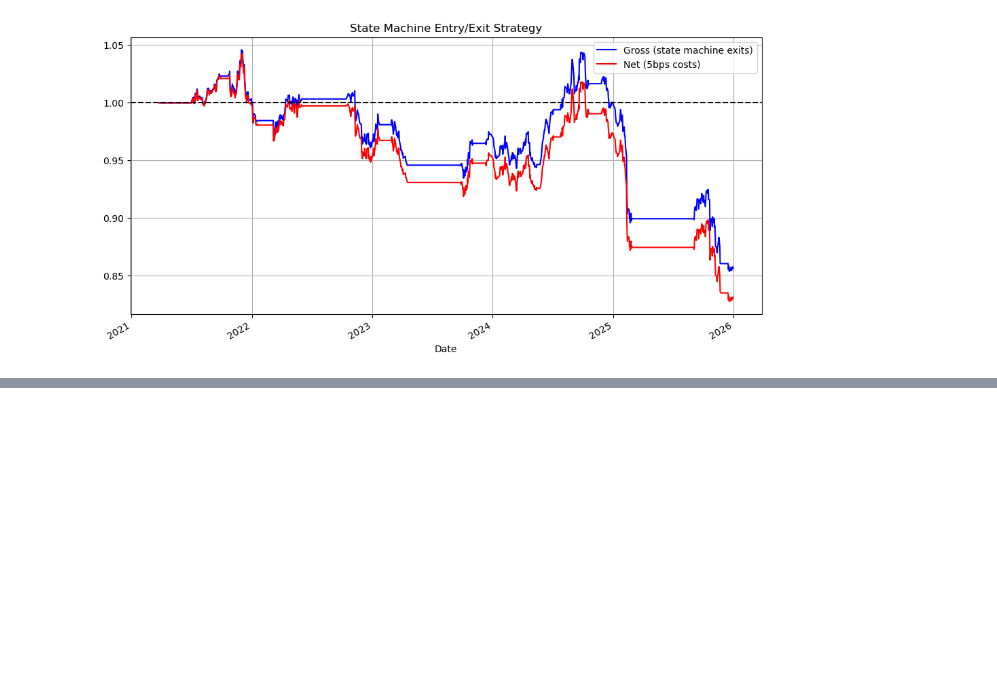
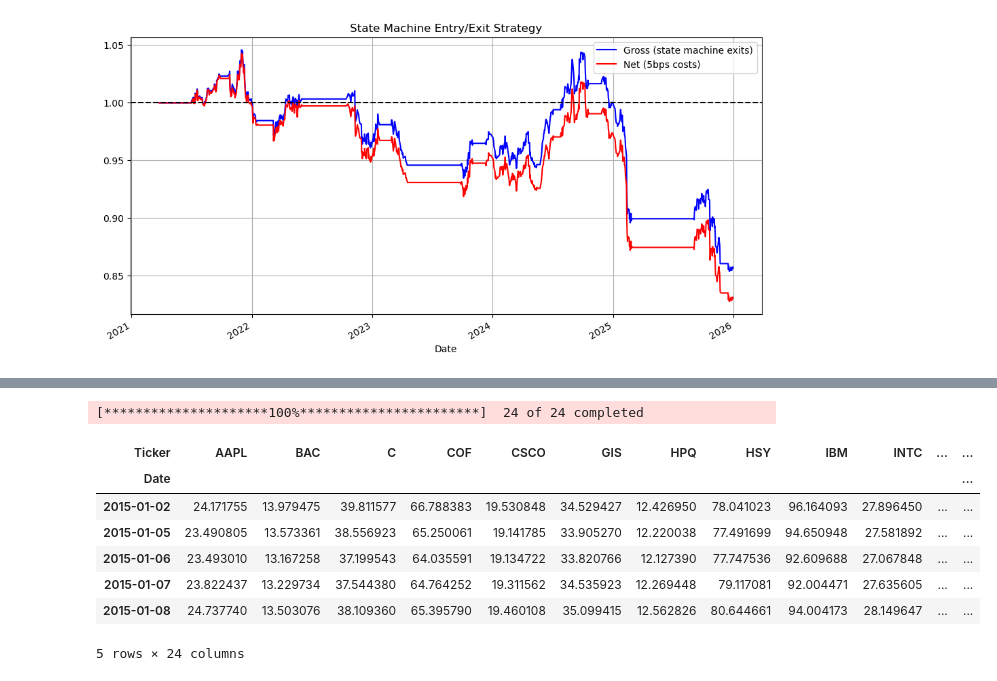
Before and after one commit to 4ammi/pairs-trading-statistical-arbitrage, a Jupyter notebook: cointegrated_pairs_trading.ipynb, the cells around one changed output, grey strips where cells are left out. Cells and saved outputs as stored; diff of their text form; code cells hidden in the pictures; blank space fills up the shorter version.

```diff
--- a/cointegrated_pairs_trading.ipynb
+++ b/cointegrated_pairs_trading.ipynb
@@ -512,0 +551,23 @@ Net Return (after 5bps costs): -16.94%
+# %%
+sectors = {
+    'Consumer_Staples': ['KO', 'PEP', 'MDLZ', 'GIS', 'KHC', 'HSY', 'STZ', 'KDP'],
+    'Banks': ['JPM', 'BAC', 'WFC', 'C', 'USB', 'PNC', 'TFC', 'COF'],
+    'Tech_Hardware': ['AAPL', 'MSFT', 'CSCO', 'HPQ', 'IBM', 'ORCL', 'INTC', 'TXN']
+}
+
+all_tickers = [t for tickers in sectors.values() for t in tickers]
+
+data_formation = yf.download(all_tickers, start="2015-01-01", end="2019-12-31")
+prices_formation = data_formation["Close"]
+
+prices_formation.head()
+# %% [output]
+[*********************100%***********************]  24 of 24 completed
+| Ticker | AAPL | BAC | C | COF | CSCO | GIS | HPQ | HSY | IBM | INTC | ... | ... |
+| Date |  |  |  |  |  |  |  |  |  |  |  | ... |
+| 2015-01-02 | 24.171755 | 13.979475 | 39.811577 | 66.788383 | 19.530848 | 34.529427 | 12.426950 | 78.041023 | 96.164093 | 27.896450 | ... | ... |
+| 2015-01-05 | 23.490805 | 13.573361 | 38.556923 | 65.250061 | 19.141785 | 33.905270 | 12.220038 | 77.491699 | 94.650948 | 27.581892 | ... | ... |
+| 2015-01-06 | 23.493010 | 13.167258 | 37.199543 | 64.035591 | 19.134722 | 33.820766 | 12.127390 | 77.747536 | 92.609688 | 27.067848 | ... | ... |
+| 2015-01-07 | 23.822437 | 13.229734 | 37.544380 | 64.764252 | 19.311562 | 34.535923 | 12.269448 | 79.117081 | 92.004471 | 27.635605 | ... | ... |
+| 2015-01-08 | 24.737740 | 13.503076 | 38.109360 | 65.395790 | 19.460108 | 35.099415 | 12.562826 | 80.644661 | 94.004173 | 28.149647 | ... | ... |
+5 rows × 24 columns
```
Also changed, not shown: parts of 21 cells of this notebook.
